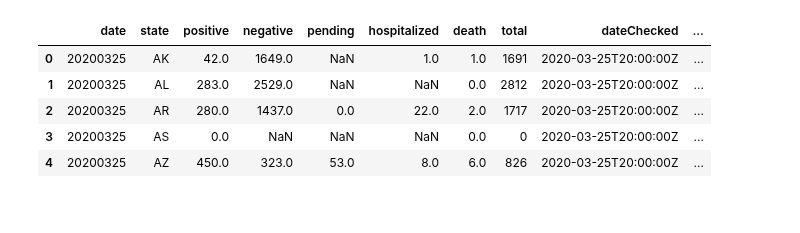
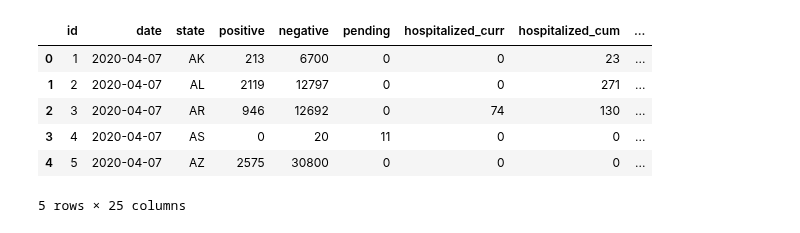
Before and after one commit to DutchDS/Final-Project, a Jupyter notebook: Joe's Sandbox/Covid-19 Site/jupyter files/Covid_States_CleanUp.ipynb, the cells around one changed output. Saved outputs shown, nothing was run; the diff lists cells and outputs as text; code cells hidden in the pictures.

```diff
--- a/Joe's Sandbox/Covid-19 Site/jupyter files/Covid_States_CleanUp.ipynb
+++ b/Joe's Sandbox/Covid-19 Site/jupyter files/Covid_States_CleanUp.ipynb
@@ -3,18 +3,19 @@
 import pprint as pp
 import pandas as pd
 # %%
-covid_states_csv = "../assets/data/us_states_covid19_daily.csv"
+covid_states_csv = "new_states_data.csv"
 read_covid = pd.read_csv(covid_states_csv)
 
 read_covid.dropna()
 read_covid.head()
 # %% [output]
-|  | date | state | positive | negative | pending | hospitalized | death | total | dateChecked | ... |
-| 0 | 20200325 | AK | 42.0 | 1649.0 | NaN | 1.0 | 1.0 | 1691 | 2020-03-25T20:00:00Z | ... |
-| 1 | 20200325 | AL | 283.0 | 2529.0 | NaN | NaN | 0.0 | 2812 | 2020-03-25T20:00:00Z | ... |
-| 2 | 20200325 | AR | 280.0 | 1437.0 | 0.0 | 22.0 | 2.0 | 1717 | 2020-03-25T20:00:00Z | ... |
-| 3 | 20200325 | AS | 0.0 | NaN | NaN | NaN | 0.0 | 0 | 2020-03-25T20:00:00Z | ... |
-| 4 | 20200325 | AZ | 450.0 | 323.0 | 53.0 | 8.0 | 6.0 | 826 | 2020-03-25T20:00:00Z | ... |
+|  | id | date | state | positive | negative | pending | hospitalized_curr | hospitalized_cum | ... |
+| 0 | 1 | 2020-04-07 | AK | 213 | 6700 | 0 | 0 | 23 | ... |
+| 1 | 2 | 2020-04-07 | AL | 2119 | 12797 | 0 | 0 | 271 | ... |
+| 2 | 3 | 2020-04-07 | AR | 946 | 12692 | 0 | 74 | 130 | ... |
+| 3 | 4 | 2020-04-07 | AS | 0 | 20 | 11 | 0 | 0 | ... |
+| 4 | 5 | 2020-04-07 | AZ | 2575 | 30800 | 0 | 0 | 0 | ... |
+5 rows × 25 columns
 # %%
 #Drop some columns
 new_covid_df = read_covid[['date','state','positive']]
```
Also changed, not shown: parts of 6 cells of this notebook, 21 other files.
